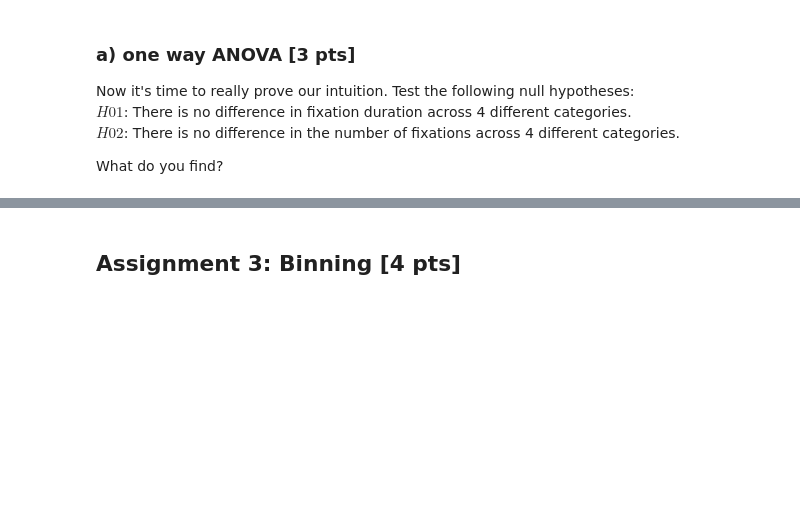
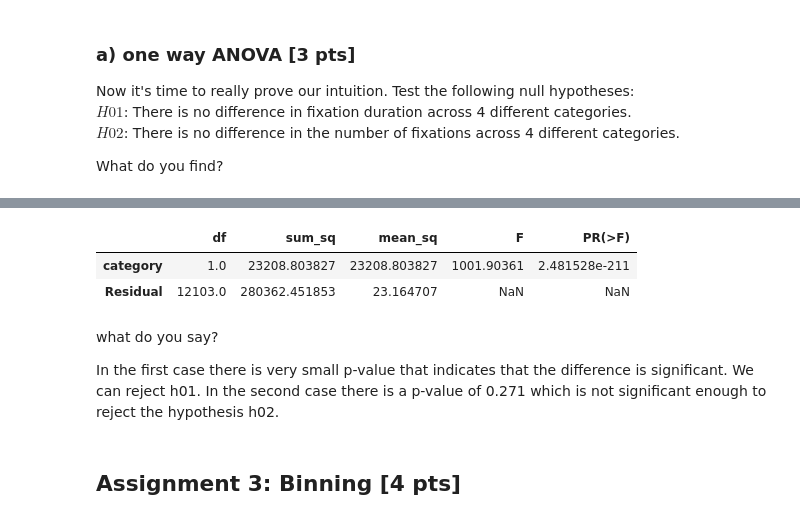
Before and after one commit to NBP-ACC/week-7-acc_5, a Jupyter notebook: Sheet05.ipynb, the cells around one changed output, grey strips where cells are left out. Saved outputs shown, nothing was run; the diff lists cells and outputs as text; code cells hidden in the pictures; blank space fills up the shorter version.

```diff
--- a/Sheet05.ipynb
+++ b/Sheet05.ipynb
@@ -246,3 +241,17 @@ what do you say?
+# %%
+# H02
+fix_model = ols('fix ~ category', data=count_trial).fit()
+table = anova_lm(fix_model, typ=1)
+table
+# %% [output]
+|  | df | sum_sq | mean_sq | F | PR(>F) |
+| category | 1.0 | 23208.803827 | 23208.803827 | 1001.90361 | 2.481528e-211 |
+| Residual | 12103.0 | 280362.451853 | 23.164707 | NaN | NaN |
+# %% [markdown]
+what do you say?
+
+In the first case there is very small p-value that indicates that the difference is significant. We can reject h01.
+In the second case there is a p-value of 0.271 which is not significant enough to reject the hypothesis h02.
 # %% [markdown]
 ## Assignment 3: Binning [4 pts]
 # %% [markdown]
```
Also changed, not shown: parts of 18 cells of this notebook.
